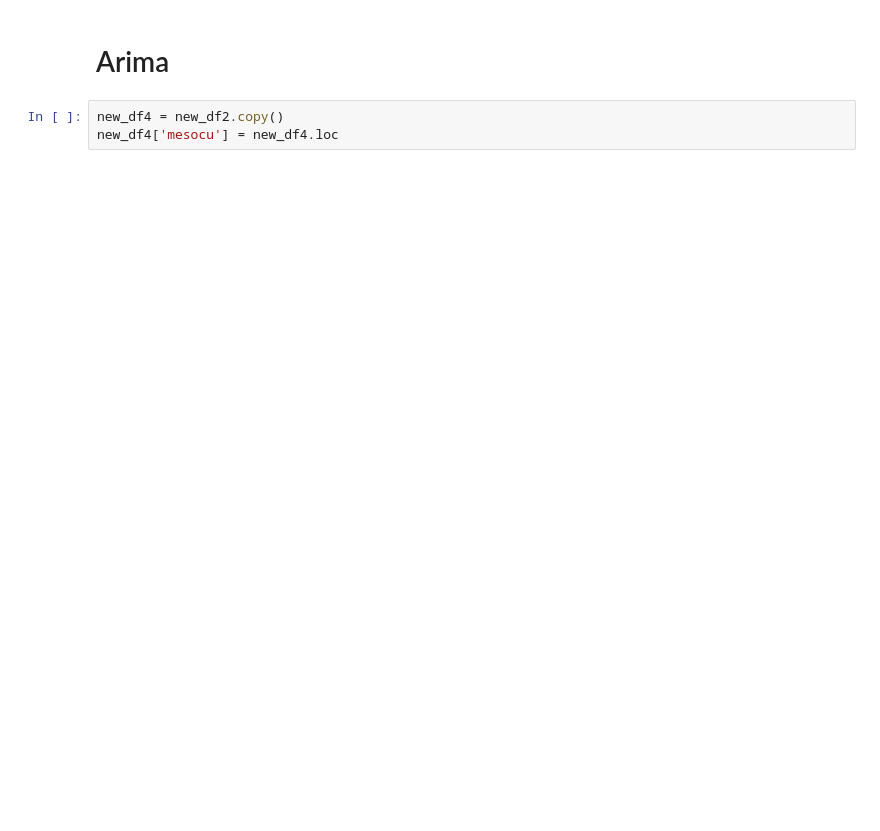
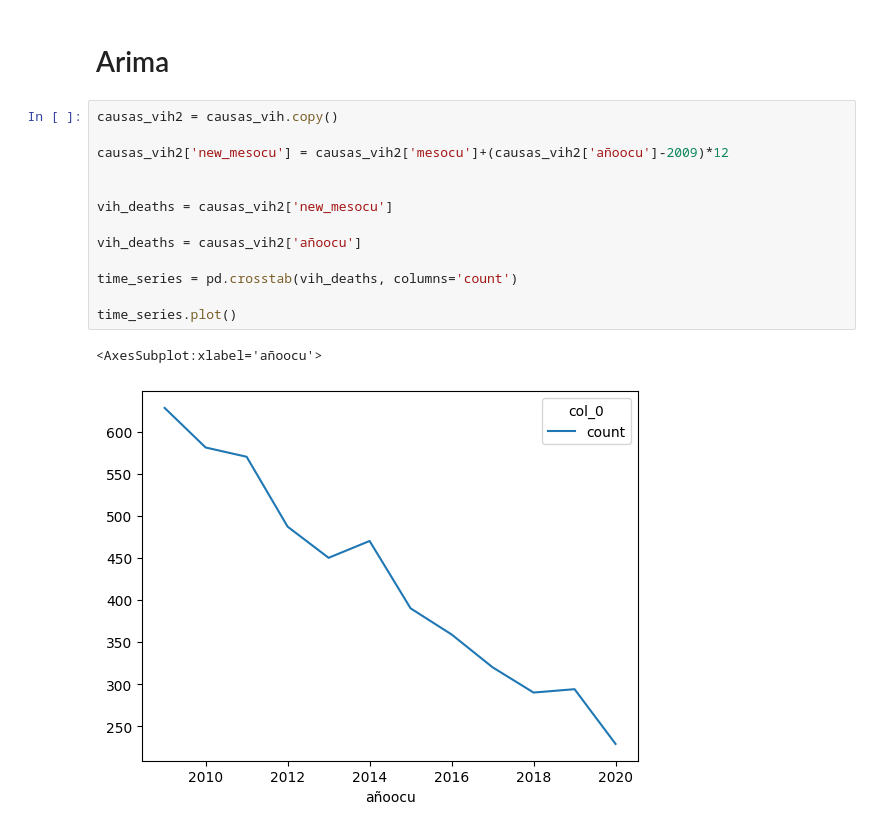
Before and after one commit to cayomol01/Proyecto1MD, a Jupyter notebook: prueba.ipynb, the cells around one changed output. Cells and saved outputs as stored; diff of their text form; blank space fills up the shorter version.

```diff
--- a/prueba.ipynb
+++ b/prueba.ipynb
@@ -195,5 +196,18 @@ weighted avg       0.92      0.94      0.93     30000
 # %% [markdown]
 # Arima
-# %%
-new_df4 = new_df2.copy()
-new_df4['mesocu'] = new_df4.loc
+# %%
+causas_vih2 = causas_vih.copy()
+
+causas_vih2['new_mesocu'] = causas_vih2['mesocu']+(causas_vih2['añoocu']-2009)*12
+
+
+vih_deaths = causas_vih2['new_mesocu']
+
+vih_deaths = causas_vih2['añoocu']
+
+time_series = pd.crosstab(vih_deaths, columns='count')
+
+time_series.plot()
+# %% [output]
+<AxesSubplot:xlabel='añoocu'>
+[figure, added]
```
Also changed, not shown: parts of 3 cells of this notebook, 1 other file.
